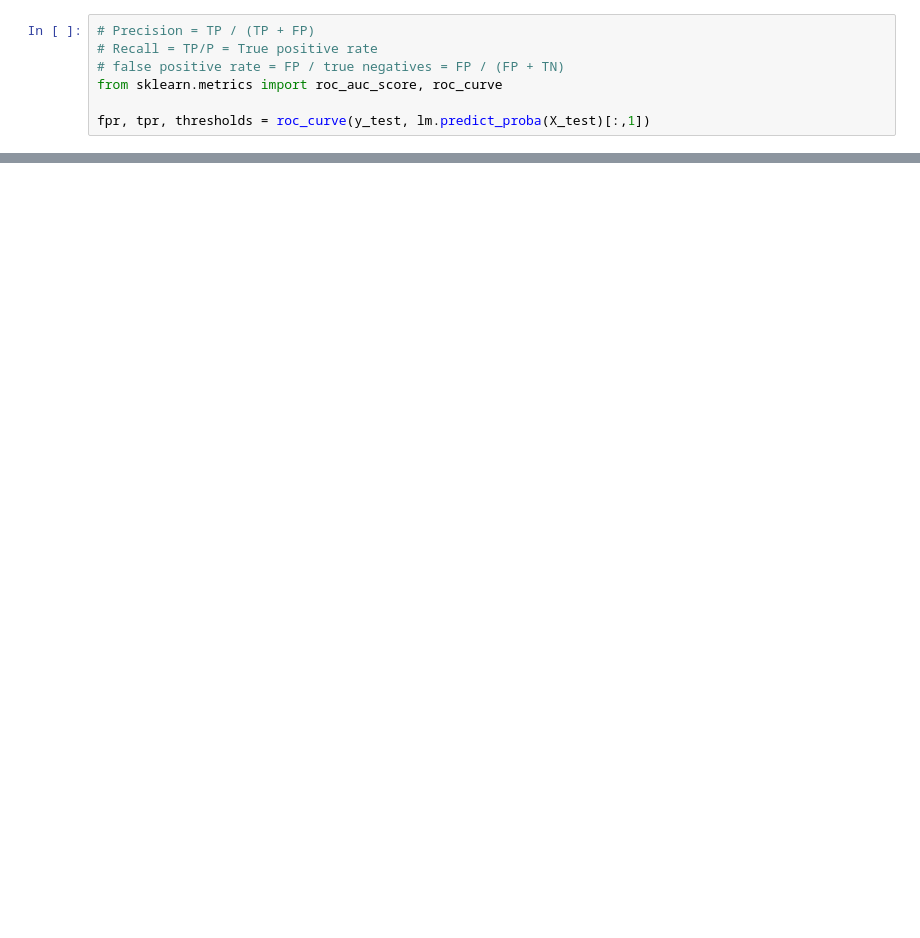
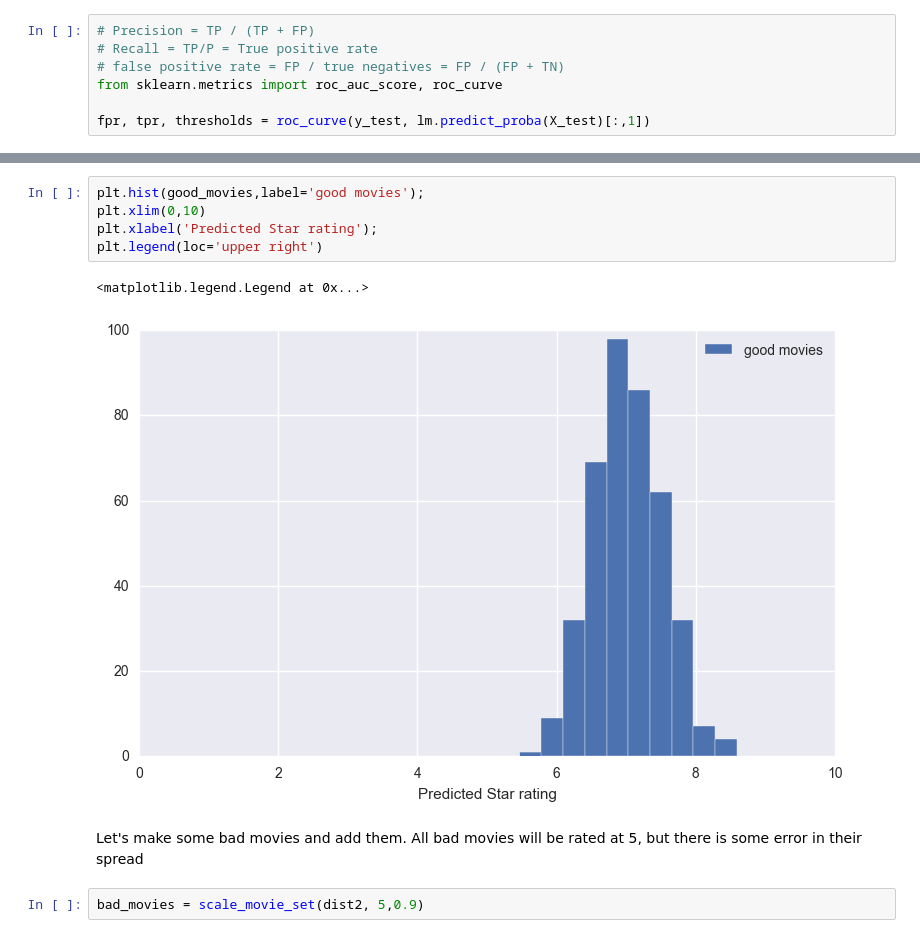
Before and after one commit to kiwidamien/my_metis_materials, a Jupyter notebook: accuracy_metrics/Accuracy_metrics.ipynb, the cells around one changed output, grey strips where cells are left out. Drawn from its saved outputs; the diff is of its cells as text; blank space fills up the shorter version.

```diff
--- a/accuracy_metrics/Accuracy_metrics.ipynb
+++ b/accuracy_metrics/Accuracy_metrics.ipynb
@@ -306,0 +379,12 @@ ROC AUC score =  0.966837692523
+# %%
+plt.hist(good_movies,label='good movies');
+plt.xlim(0,10)
+plt.xlabel('Predicted Star rating');
+plt.legend(loc='upper right')
+# %% [output]
+<matplotlib.legend.Legend at 0x...>
+[figure, added]
+# %% [markdown]
+Let's make some bad movies and add them. All bad movies will be rated at 5, but there is some error in their spread
+# %%
+bad_movies = scale_movie_set(dist2, 5,0.9)
```
Also changed, not shown: parts of 28 cells of this notebook.
